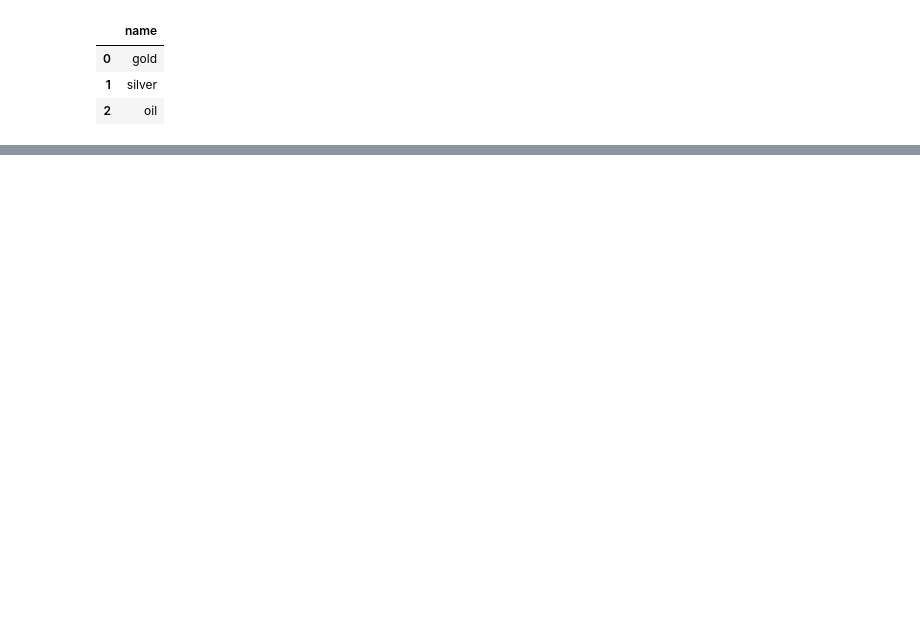
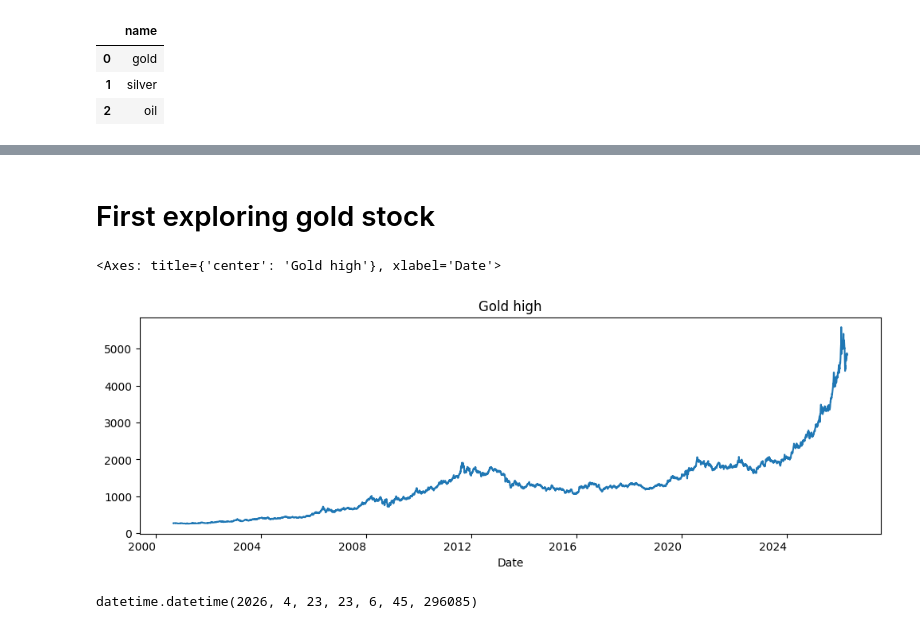
Before and after one commit to Suryansh9369/commodity-price-analysis, a Jupyter notebook: src/eda.ipynb, the cells around one changed output, grey strips where cells are left out. Drawn from its saved outputs; the diff is of its cells as text; code cells hidden in the pictures; blank space fills up the shorter version.

Commit message:
started eda on gold price first

```diff
--- a/src/eda.ipynb
+++ b/src/eda.ipynb
@@ -65,0 +48,6 @@ for i, col in enumerate([gold, silver, oil]):
+# %%
+gold["Date"] = pd.to_datetime(gold["Date"]).dt.date
+silver["Date"] = pd.to_datetime(silver["Date"]).dt.date
+oil["Date"] = pd.to_datetime(oil["Date"]).dt.date
+# %%
+gold.set_index("Date", inplace=True)
@@ -65,0 +67,2 @@ for i, col in enumerate([gold, silver, oil]):
+# %%
+gold = pd.DataFrame(gold)
@@ -65,0 +175,2 @@ for i, col in enumerate([gold, silver, oil]):
+# %% [markdown]
+# First exploring gold stock
@@ -65,0 +180,7 @@ for i, col in enumerate([gold, silver, oil]):
+# %%
+figure, axis = plt.subplots()
+figure.autofmt_xdate()
+gold['High'].plot(figsize=(12,4), title="Gold high", )
+# %% [output]
+<Axes: title={'center': 'Gold high'}, xlabel='Date'>
+[figure, added]
@@ -65,0 +189,4 @@ for i, col in enumerate([gold, silver, oil]):
+# %%
+datetime.now()
+# %% [output]
+datetime.datetime(2026, 4, 23, 23, 6, 45, 296085)
```
Also changed, not shown: parts of 17 cells of this notebook.
